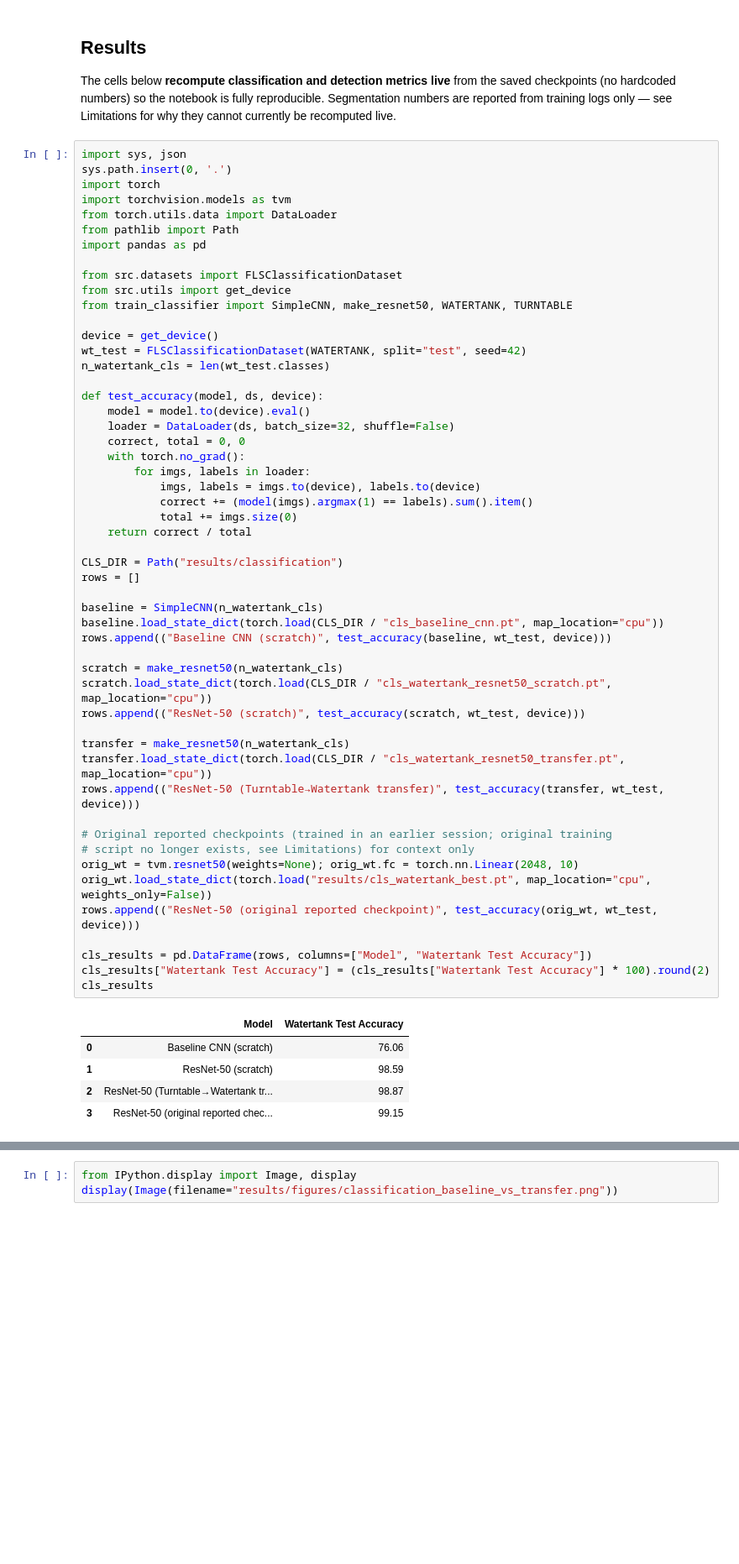
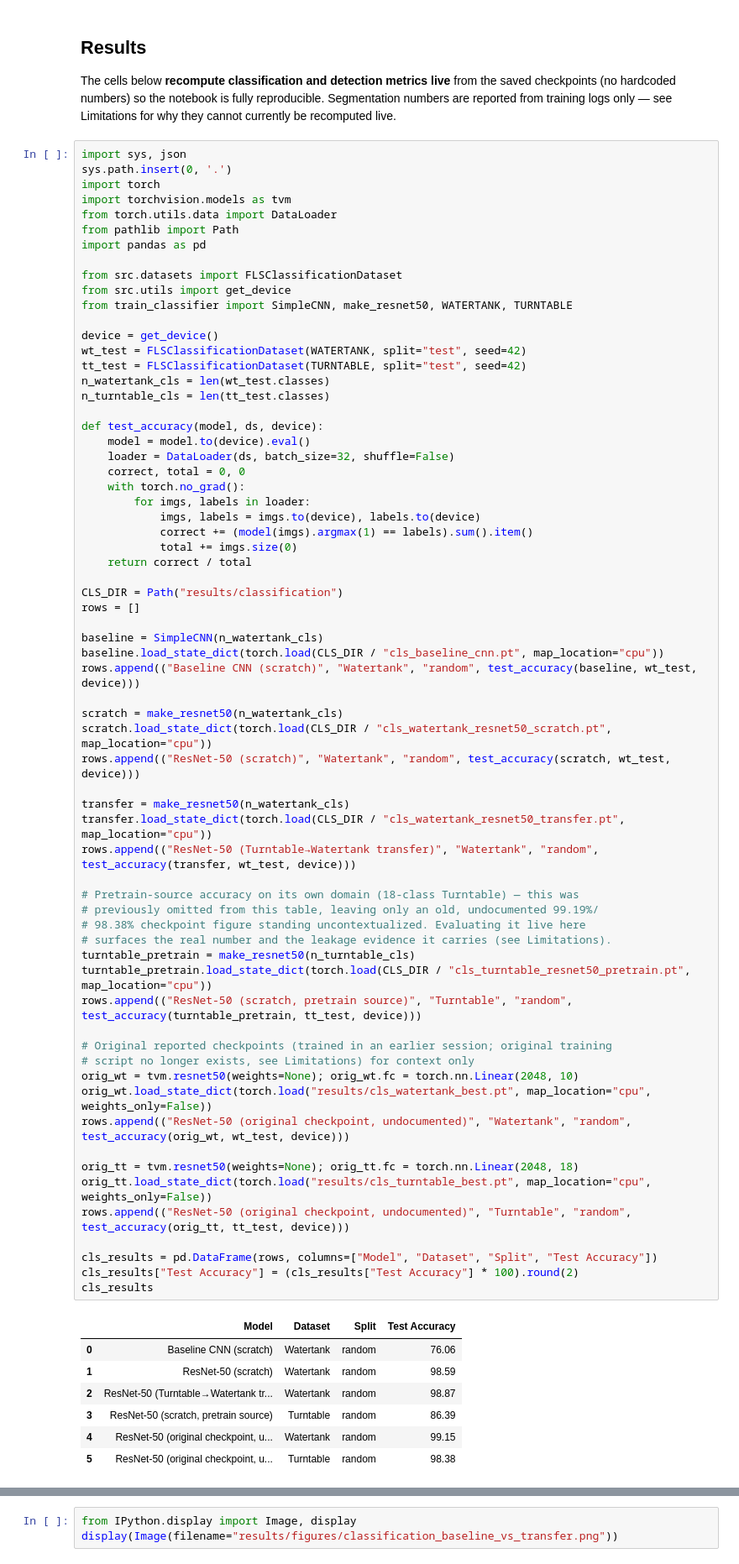
Before and after one commit to Tolgaozcan1/ML_Project_Marine_Debris, a Jupyter notebook: Dataset/Marine_Debris_Presentation.ipynb, the cells around one changed output, grey strips where cells are left out. Shown at 84% size. Cells and saved outputs as stored; diff of their text form; blank space fills up the shorter version.

```diff
--- a/Dataset/Marine_Debris_Presentation.ipynb
+++ b/Dataset/Marine_Debris_Presentation.ipynb
@@ -97,46 +102,62 @@ from train_classifier import SimpleCNN, make_resnet50, WATERTANK, TURNTABLE
 
 device = get_device()
 wt_test = FLSClassificationDataset(WATERTANK, split="test", seed=42)
+tt_test = FLSClassificationDataset(TURNTABLE, split="test", seed=42)
 n_watertank_cls = len(wt_test.classes)
+n_turntable_cls = len(tt_test.classes)
 
 def test_accuracy(model, ds, device):
     model = model.to(device).eval()
     loader = DataLoader(ds, batch_size=32, shuffle=False)
     correct, total = 0, 0
     with torch.no_grad():
         for imgs, labels in loader:
             imgs, labels = imgs.to(device), labels.to(device)
             correct += (model(imgs).argmax(1) == labels).sum().item()
             total += imgs.size(0)
     return correct / total
 
 CLS_DIR = Path("results/classification")
 rows = []
 
 baseline = SimpleCNN(n_watertank_cls)
 baseline.load_state_dict(torch.load(CLS_DIR / "cls_baseline_cnn.pt", map_location="cpu"))
-rows.append(("Baseline CNN (scratch)", test_accuracy(baseline, wt_test, device)))
+rows.append(("Baseline CNN (scratch)", "Watertank", "random", test_accuracy(baseline, wt_test, device)))
 
 scratch = make_resnet50(n_watertank_cls)
 scratch.load_state_dict(torch.load(CLS_DIR / "cls_watertank_resnet50_scratch.pt", map_location="cpu"))
-rows.append(("ResNet-50 (scratch)", test_accuracy(scratch, wt_test, device)))
+rows.append(("ResNet-50 (scratch)", "Watertank", "random", test_accuracy(scratch, wt_test, device)))
 
 transfer = make_resnet50(n_watertank_cls)
 transfer.load_state_dict(torch.load(CLS_DIR / "cls_watertank_resnet50_transfer.pt", map_location="cpu"))
-rows.append(("ResNet-50 (Turntable→Watertank transfer)", test_accuracy(transfer, wt_test, device)))
+rows.append(("ResNet-50 (Turntable→Watertank transfer)", "Watertank", "random", test_accuracy(transfer, wt_test, device)))
+
+# Pretrain-source accuracy on its own domain (18-class Turntable) — this was
+# previously omitted from this table, leaving only an old, undocumented 99.19%/
+# 98.38% checkpoint figure standing uncontextualized. Evaluating it live here
+# surfaces the real number and the leakage evidence it carries (see Limitations).
+turntable_pretrain = make_resnet50(n_turntable_cls)
+turntable_pretrain.load_state_dict(torch.load(CLS_DIR / "cls_turntable_resnet50_pretrain.pt", map_location="cpu"))
+rows.append(("ResNet-50 (scratch, pretrain source)", "Turntable", "random", test_accuracy(turntable_pretrain, tt_test, device)))
 
 # Original reported checkpoints (trained in an earlier session; original training
 # script no longer exists, see Limitations) for context only
 orig_wt = tvm.resnet50(weights=None); orig_wt.fc = torch.nn.Linear(2048, 10)
 orig_wt.load_state_dict(torch.load("results/cls_watertank_best.pt", map_location="cpu", weights_only=False))
-rows.append(("ResNet-50 (original reported checkpoint)", test_accuracy(orig_wt, wt_test, device)))
+rows.append(("ResNet-50 (original checkpoint, undocumented)", "Watertank", "random", test_accuracy(orig_wt, wt_test, device)))
 
-cls_results = pd.DataFrame(rows, columns=["Model", "Watertank Test Accuracy"])
-cls_results["Watertank Test Accuracy"] = (cls_results["Watertank Test Accuracy"] * 100).round(2)
+orig_tt = tvm.resnet50(weights=None); orig_tt.fc = torch.nn.Linear(2048, 18)
+orig_tt.load_state_dict(torch.load("results/cls_turntable_best.pt", map_location="cpu", weights_only=False))
+rows.append(("ResNet-50 (original checkpoint, undocumented)", "Turntable", "random", test_accuracy(orig_tt, tt_test, device)))
+
+cls_results = pd.DataFrame(rows, columns=["Model", "Dataset", "Split", "Test Accuracy"])
+cls_results["Test Accuracy"] = (cls_results["Test Accuracy"] * 100).round(2)
 cls_results
 # %% [output]
-|  | Model | Watertank Test Accuracy |
-| 0 | Baseline CNN (scratch) | 76.06 |
-| 1 | ResNet-50 (scratch) | 98.59 |
-| 2 | ResNet-50 (Turntable→Watertank tr... | 98.87 |
-| 3 | ResNet-50 (original reported chec... | 99.15 |
+|  | Model | Dataset | Split | Test Accuracy |
+| 0 | Baseline CNN (scratch) | Watertank | random | 76.06 |
+| 1 | ResNet-50 (scratch) | Watertank | random | 98.59 |
+| 2 | ResNet-50 (Turntable→Watertank tr... | Watertank | random | 98.87 |
+| 3 | ResNet-50 (scratch, pretrain source) | Turntable | random | 86.39 |
+| 4 | ResNet-50 (original checkpoint, u... | Watertank | random | 99.15 |
+| 5 | ResNet-50 (original checkpoint, u... | Turntable | random | 98.38 |
```
Also changed, not shown: parts of 8 cells of this notebook, 16 other files.
